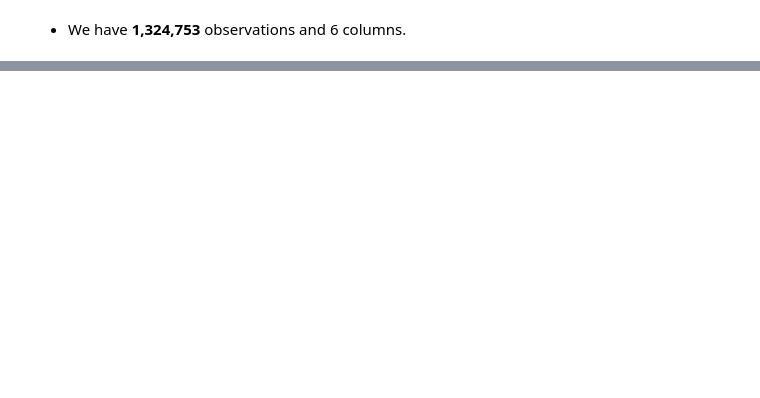
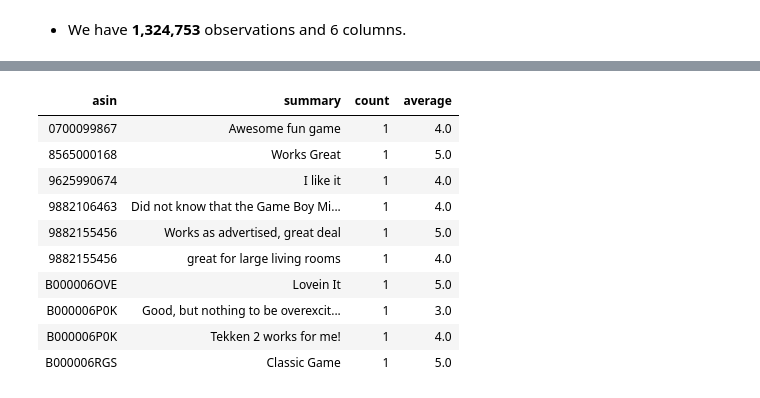
Before and after one commit to salma71/MSDS_SU2020, a Jupyter notebook: Recommender_system612/week_5/amazon_reviews.ipynb, the cells around one changed output, grey strips where cells are left out. Saved outputs shown, nothing was run; the diff lists cells and outputs as text; code cells hidden in the pictures; blank space fills up the shorter version.

```diff
--- a/Recommender_system612/week_5/amazon_reviews.ipynb
+++ b/Recommender_system612/week_5/amazon_reviews.ipynb
@@ -172,3 +172,21 @@ display(review_dist_df)
 | 3.0 | 124370 |
 | 2.0 | 77513 |
 | 5.0 | 709770 |
+# %%
+# need to count reviews done by reviewerID per product id asin
+product_ids_with_avg_ratings_df = new_df.groupBy('asin', 'summary').agg(f.count(new_df.overall).alias('count'), f.avg(new_df.overall).alias('average'))
+
+print('product_ids_with_avg_ratings_df: ')
+display(product_ids_with_avg_ratings_df.head(10))
+# %% [output]
+| asin | summary | count | average |
+| 0700099867 | Awesome fun game | 1 | 4.0 |
+| 8565000168 | Works Great | 1 | 5.0 |
+| 9625990674 | I like it | 1 | 4.0 |
+| 9882106463 | Did not know that the Game Boy Mi... | 1 | 4.0 |
+| 9882155456 | Works as advertised, great deal | 1 | 5.0 |
+| 9882155456 | great for large living rooms | 1 | 4.0 |
+| B000006OVE | Lovein It | 1 | 5.0 |
+| B000006P0K | Good, but nothing to be overexcit... | 1 | 3.0 |
+| B000006P0K | Tekken 2 works for me! | 1 | 4.0 |
+| B000006RGS | Classic Game | 1 | 5.0 |
```
Also changed, not shown: parts of 3 cells of this notebook.
